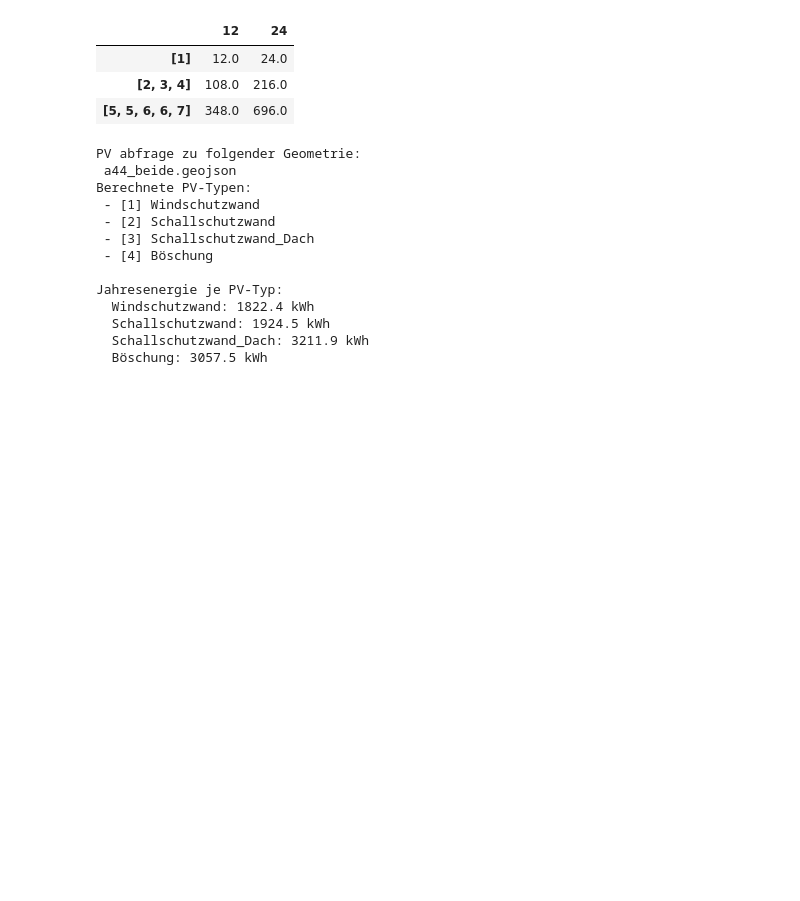
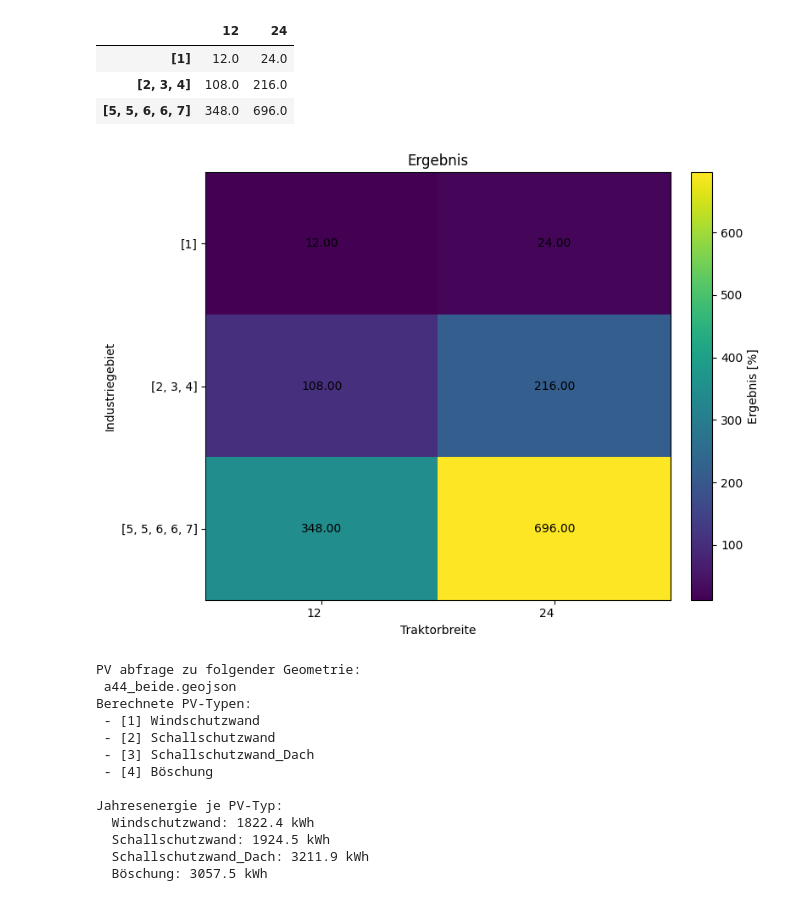
Before and after one commit to moend95/IEEJ-energy_system_modelling, a Jupyter notebook: merge_teilprojekte_test/res_df_plots_etc.ipynb, the cells around one changed output. Drawn from its saved outputs; the diff is of its cells as text; code cells hidden in the pictures; blank space fills up the shorter version.

Commit message:
heatmap für ergebniss matrix prototyp

```diff
--- a/merge_teilprojekte_test/res_df_plots_etc.ipynb
+++ b/merge_teilprojekte_test/res_df_plots_etc.ipynb
@@ -100,6 +100,27 @@ test_matrix
 | [1] | 12.0 | 24.0 |
 | [2, 3, 4] | 108.0 | 216.0 |
 | [5, 5, 6, 6, 7] | 348.0 | 696.0 |
+# %%
+#PLOT
+# ----------------------
+# Autarkie-Heatmap
+# ----------------------
+plt.figure(figsize=(8, 6))
+im = plt.imshow(test_matrix.values, cmap='viridis', aspect='auto')
+plt.xticks(range(len(test_matrix.columns)), test_matrix.columns, ha="right")
+plt.yticks(range(len(test_matrix.index)), test_matrix.index)
+for i in range(len(test_matrix.index)):
+    for j in range(len(test_matrix.columns)):
+        plt.text(j, i, f"{test_matrix.iloc[i, j]:.2f}",
+                 ha="center", va="center", color="black")
+plt.title("Ergebnis")
+plt.xlabel("Traktorbreite")
+plt.ylabel("Industriegebiet")
+plt.colorbar(im, fraction=0.046, pad=0.04, label="Ergebnis [%]")
+plt.tight_layout()
+plt.show()
+# %% [output]
+[figure, added]
 # %%
 # --------------------------------------------------
 # Data Frame für Ergebnisse
```
